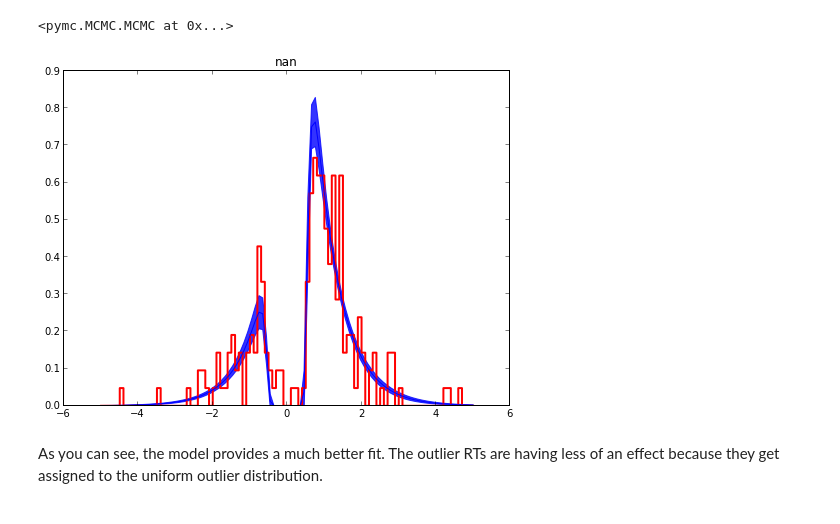
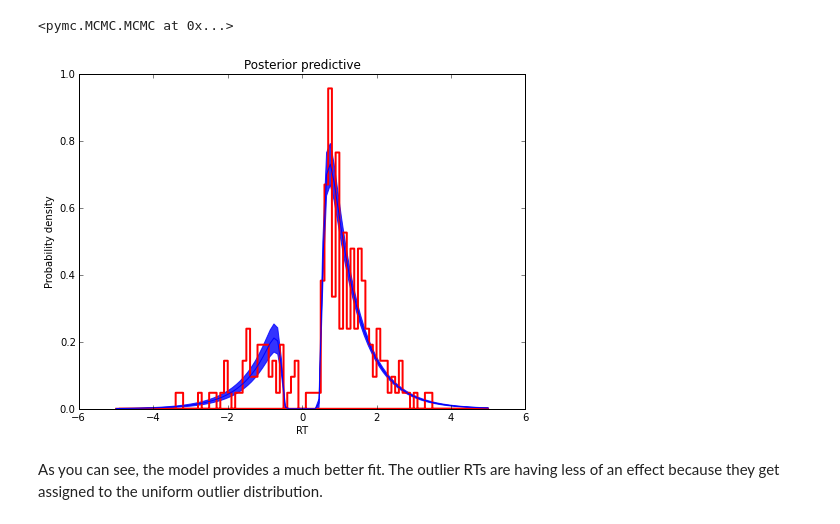
Before and after one commit to hddm-devs/hddm, a Jupyter notebook: hddm/examples/hddm_demo.ipynb, the cells around one changed output. Drawn from its saved outputs; the diff is of its cells as text; code cells hidden in the pictures.

```diff
--- a/hddm/examples/hddm_demo.ipynb
+++ b/hddm/examples/hddm_demo.ipynb
@@ -304,14 +308,18 @@ As you can see, the predictive likelihood does not fit the RT data very well. Th
 
 What we can do instead is fit a mixture model which assumes that outliers come from a uniform distribution. (Note, outliers do not have to be very fast or very slow, and the above example is just an obvious illustration. Some proportion of the trials can be assumed to simply come from a different process for which we make no assumptions about its generation, and hence use a uniform distribution. This allows the model to find the best DDM parameters that capture the majority of trials).   Here, we specify that we expect roughly 5% outliers in our data.
 # %%
-m_outlier = hddm.HDDMInfo(outlier_data, p_outlier=.05)
+m_outlier = hddm.HDDM(outlier_data, p_outlier=.05)
 m_outlier.sample(2000, burn=20)
 # %% [output]
 [****************100%******************]  2000 of 2000 complete
 <pymc.MCMC.MCMC at 0x...>
-# %%
-m_outlier.plot_posterior_predictive()
-# %% [output]
-[figure, removed]
+# %%
+m_outlier.plot_posterior_predictive()
+plt.title('Posterior predictive')
+plt.xlabel('RT')
+plt.ylabel('Probability density')
+plt.savefig('hddm_demo_fig_11.pdf')
+# %% [output]
+[figure, added]
 # %% [markdown]
 As you can see, the model provides a much better fit. The outlier RTs are having less of an effect because they get assigned to the uniform outlier distribution.
```
Also changed, not shown: parts of 4 cells of this notebook, 4 other files.
